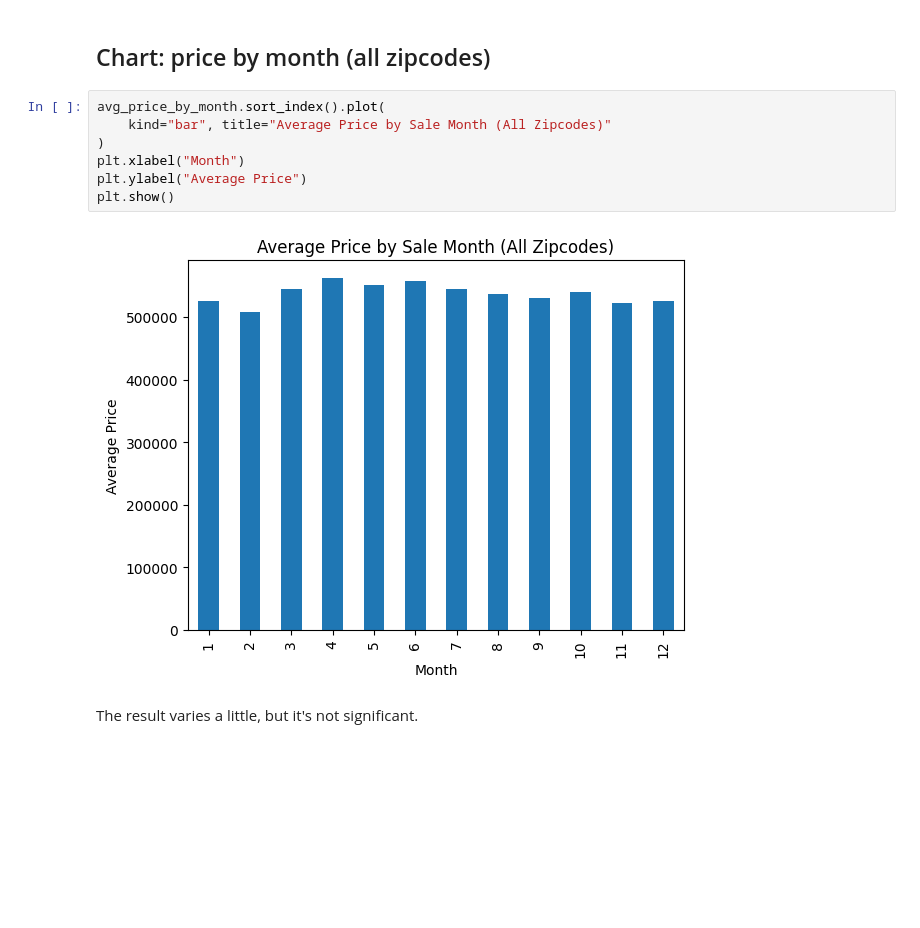
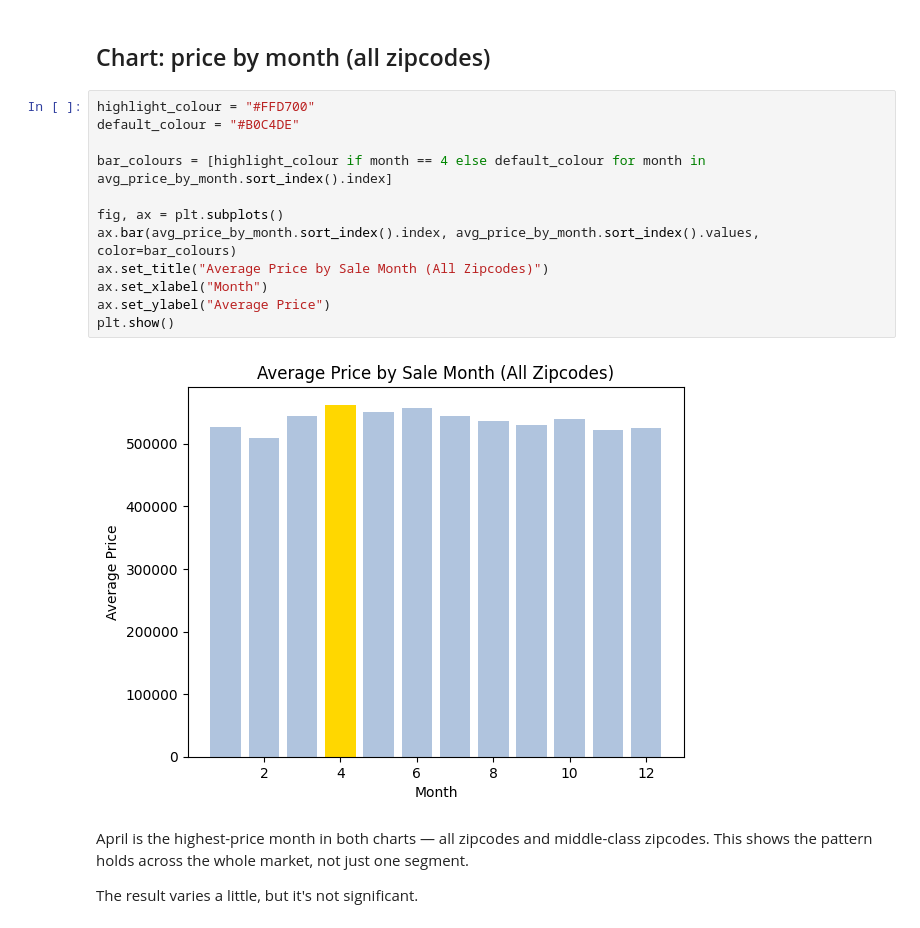
Before and after one commit to 1com/ds-eda-project, a Jupyter notebook: hypothesis_1.ipynb, the cells around one changed output. Saved outputs shown, nothing was run; the diff lists cells and outputs as text; blank space fills up the shorter version.

Commit message:
Add sales count analysis and fix color consistency

```diff
--- a/hypothesis_1.ipynb
+++ b/hypothesis_1.ipynb
@@ -128,13 +117,22 @@ plt.show()
 # %% [markdown]
 ## Chart: price by month (all zipcodes)
 # %%
-avg_price_by_month.sort_index().plot(
-    kind="bar", title="Average Price by Sale Month (All Zipcodes)"
-)
-plt.xlabel("Month")
-plt.ylabel("Average Price")
+highlight_colour = "#FFD700"
+default_colour = "#B0C4DE"
+
+bar_colours = [highlight_colour if month == 4 else default_colour for month in avg_price_by_month.sort_index().index]
+
+fig, ax = plt.subplots()
+ax.bar(avg_price_by_month.sort_index().index, avg_price_by_month.sort_index().values, color=bar_colours)
+ax.set_title("Average Price by Sale Month (All Zipcodes)")
+ax.set_xlabel("Month")
+ax.set_ylabel("Average Price")
 plt.show()
 # %% [output]
-[figure, old version]
+[figure, new version]
 # %% [markdown]
+April is the highest-price month in both charts — all zipcodes and
+middle-class zipcodes. This shows the pattern holds across the whole
+market, not just one segment.
+
 The result varies a little, but it's not significant.
```
Also changed, not shown: parts of 14 cells of this notebook.
